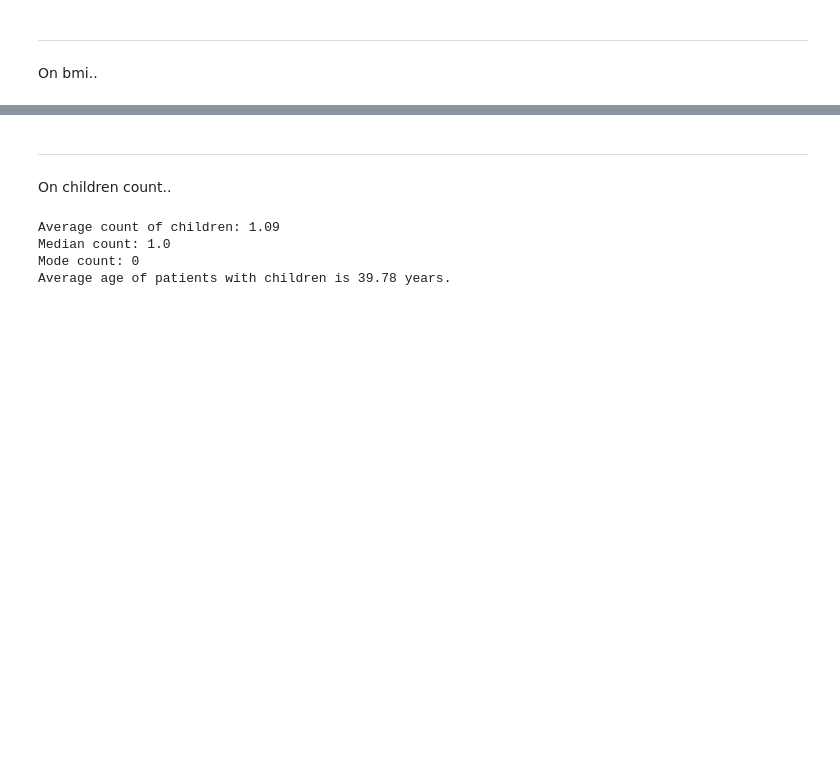
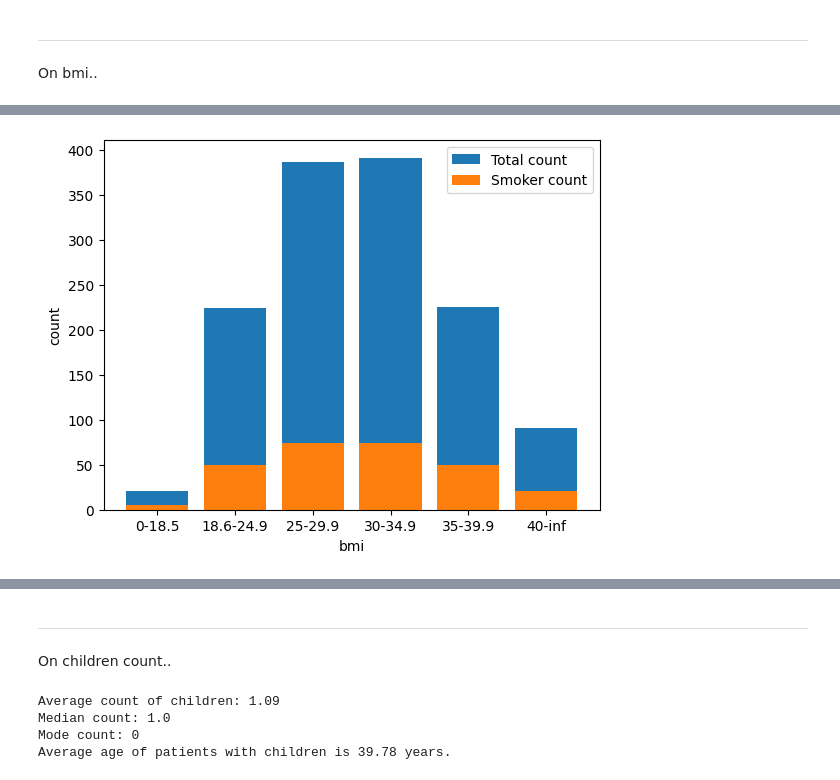
Before and after one commit to Mohak475/portfolio-proj-1, a Jupyter notebook: main_book.ipynb, the cells around one changed output, grey strips where cells are left out. Drawn from its saved outputs; the diff is of its cells as text; code cells hidden in the pictures; blank space fills up the shorter version.

```diff
--- a/main_book.ipynb
+++ b/main_book.ipynb
@@ -211,0 +229,85 @@ IQR of bmi: 8.4
+# %%
+
+# BMI Categories:
+# Underweight = <18.5
+# Normal weight = 18.5–24.9
+# Overweight = 25–29.9
+# Obesity = BMI of 30 or greater
+import math
+
+print("Min bmi is {} and Max bmi is {}".format(min(bmi_list), max(bmi_list)))
+print("Average bmi is {}.".format(round(statistics.mean(bmi_list),2)))
+print("Median bmi is {}.".format(round(statistics.median(bmi_list),2)))
+# print("Standard deviation of bmi: {}".format(round(statistics.pstdev(bmi_list),2)))
+# print("IQR of bmi: {}".format(round(np.quantile(bmi_list,0.75) - np.quantile(bmi_list,0.25),2)))
+
+all_bmis = set(bmi_list)
+groups_bmi_list = [0,18.6,25,30,35,40,math.inf]
+groups_bmi_dict = {}
+bmis_age_dict = {}
+sm_bmi_wise_count_dict = {}
+
+for i in range(len(groups_bmi_list)):
+    if i == len(groups_bmi_list) -1:
+        continue
+    groups_bmi_dict["{}-{}".format(groups_bmi_list[i],groups_bmi_list[i+1]-0.1)] = 0
+    bmis_age_dict.setdefault("{}-{}".format(groups_bmi_list[i],groups_bmi_list[i+1]-0.1),[])
+    sm_bmi_wise_count_dict.setdefault("{}-{}".format(groups_bmi_list[i],groups_bmi_list[i+1]-0.1),0)
+
+for row in imported_data:
+    age = int(row['age'])
+    bmi = float(row['bmi'])
+    sm = row['smoker']
+
+    for i in range(len(groups_bmi_list)):
+        if bmi >= groups_bmi_list[i] and bmi < groups_bmi_list[i+1]:
+            group = "{}-{}".format(groups_bmi_list[i],groups_bmi_list[i+1]-0.1)
+            # groups_bmi_dict.setdefault("{}-{}".format(groups_bmi_list[i],groups_bmi_list[i+1]-0.1),0)
+            groups_bmi_dict[group] += 1
+            bmis_age_dict[group].append(age)
+            if sm == 'yes':
+                sm_bmi_wise_count_dict[group] += 1
+            break
+
+x = np.array(list(groups_bmi_dict.keys()))
+y = np.array(list(groups_bmi_dict.values()))
+plt.bar(x,y)
+
+x = np.array(list(sm_bmi_wise_count_dict.keys()))
+y = np.array(list(sm_bmi_wise_count_dict.values()))
+plt.bar(x,y)
+
+
+plt.xlabel("bmi")
+plt.ylabel("count")
+plt.legend(["Total count", "Smoker count"])
+plt.show()
+
+print("As we can see in the chart, majority of the patients are overweight or obese.")
+
+print("For each bmi group, what is the representation of each age group?")
+for bmi_group in bmis_age_dict:
+    print("For group {}".format(bmi_group))
+    t_set = set(bmis_age_dict[bmi_group])
+    t_dict = dict.fromkeys(groups_ages_list,0)
+
+    for age in bmis_age_dict[bmi_group]:
+        for age_group in groups_ages_list:
+            if age < age_group:
+                t_dict[age_group] += 1
+                break
+
+
+    x = np.array(list(t_dict.keys()))
+    y = np.array(list(t_dict.values()))
+    plt.bar(x,y,width=8)
+
+    plt.ylim(0,100)
+    plt.xlabel("age(less than)")
+    plt.ylabel("count")
+    plt.title("Age wise count for bmi group {}".format(bmi_group))
+    plt.show()
+
+print("From the above charts we see that all age groups are represented in similar proportions for each bmi group.")
+print("Same as the all the ages chart.")
+# %% [output]
@@ -211,0 +317 @@ IQR of bmi: 8.4
+[figure, added]
```
Also changed, not shown: parts of 10 cells of this notebook.
